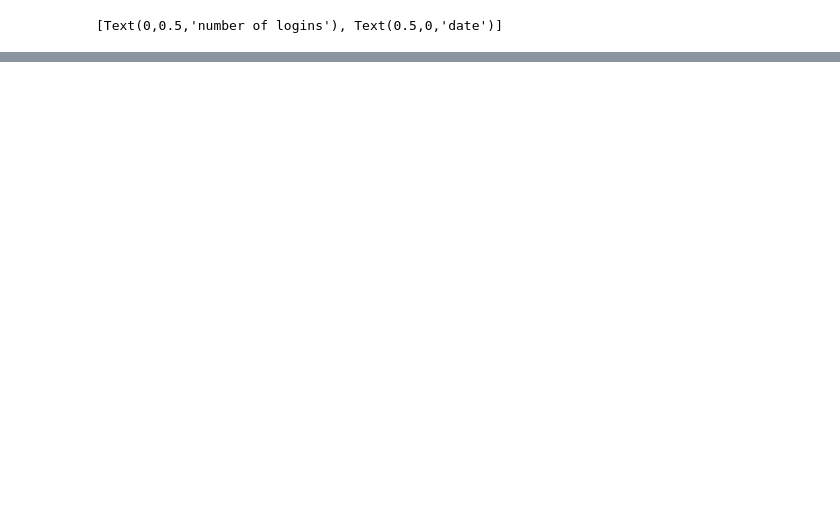
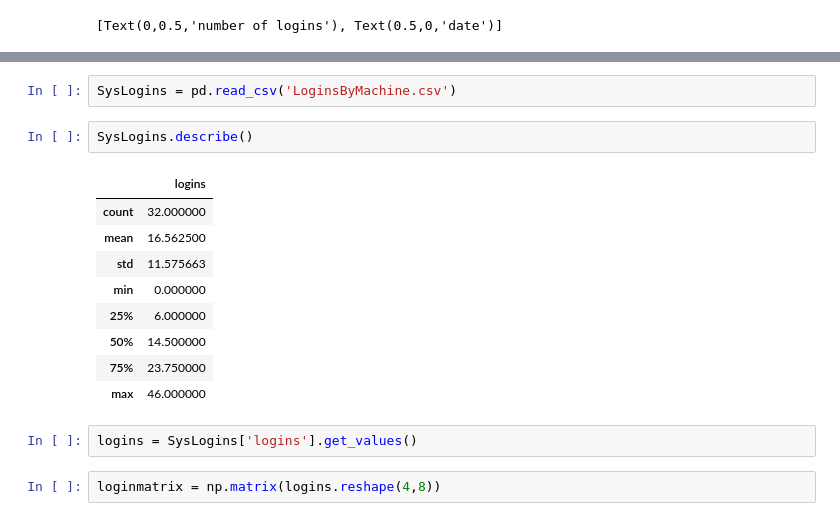
Before and after one commit to haynesie/Whither, a Jupyter notebook: Whither Methodology.ipynb, the cells around one changed output, grey strips where cells are left out. Cells and saved outputs as stored; diff of their text form; blank space fills up the shorter version.

```diff
--- a/Whither Methodology.ipynb
+++ b/Whither Methodology.ipynb
@@ -49,0 +87,18 @@ ax.set(xlabel='date', ylabel='number of logins')
+# %%
+SysLogins = pd.read_csv('LoginsByMachine.csv')
+# %%
+SysLogins.describe()
+# %% [output]
+|  | logins |
+| count | 32.000000 |
+| mean | 16.562500 |
+| std | 11.575663 |
+| min | 0.000000 |
+| 25% | 6.000000 |
+| 50% | 14.500000 |
+| 75% | 23.750000 |
+| max | 46.000000 |
+# %%
+logins = SysLogins['logins'].get_values()
+# %%
+loginmatrix = np.matrix(logins.reshape(4,8))
```
Also changed, not shown: parts of 8 cells of this notebook, 2 other files.
